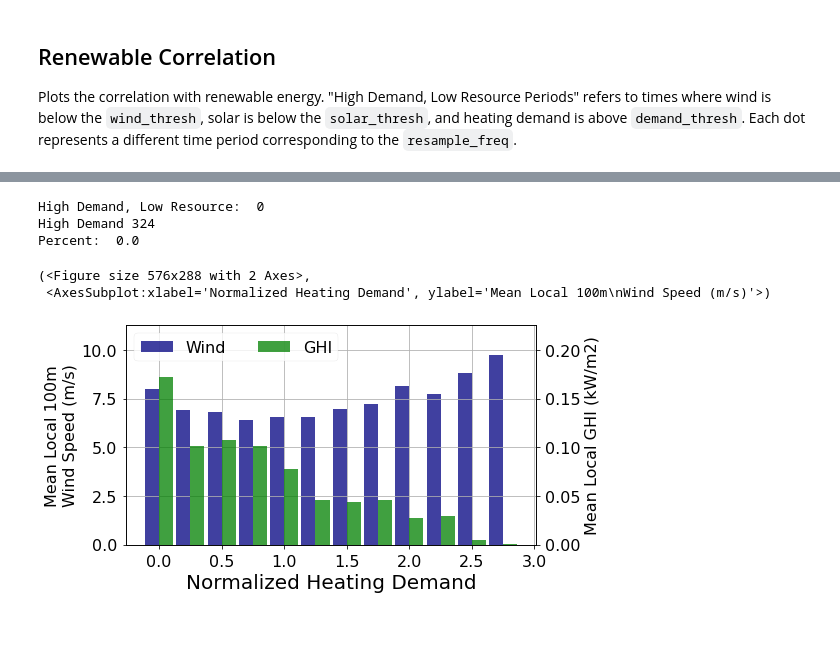
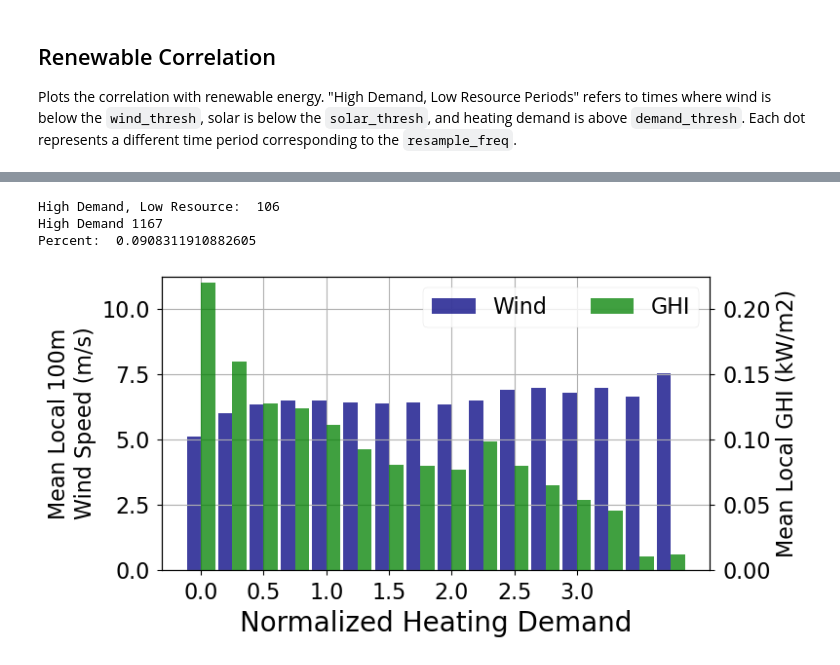
Before and after one commit to boyuan276/smart-heat, a Jupyter notebook: notebooks/plot_demand_profiles_copy.ipynb, the cells around one changed output, grey strips where cells are left out. Drawn from its saved outputs; the diff is of its cells as text; code cells hidden in the pictures; blank space fills up the shorter version.

Commit message:
try CA data and plots

```diff
--- a/notebooks/plot_demand_profiles_copy.ipynb
+++ b/notebooks/plot_demand_profiles_copy.ipynb
@@ -138,10 +488,51 @@ Percent:  0.0
+# %%
+def plot_renewable_time(grouped_loc_df, low_resource_high_demand, color_list=None):  #TODO
+
+    if color_list is None:
+        color_list = ['navy', 'orange', 'purple', 'green']
+    df_mean = grouped_loc_df.groupby('heat_bins').mean()
+    with matplotlib.style.context('seaborn-paper'):
+        f, ax1 = plt.subplots(1, 1, figsize=(8, 4),
+                              # subplot_kw={"projection": "3d"}
+                              )
+        N = df_mean.shape[0]
+        width=.45
+        ind = np.arange(N)
+        ax1.bar(ind-width/2, df_mean['100m_Wind_Speed_(m/s)'], width,
+                color='navy', alpha=.75,
+                label='Wind',
+                linewidth=3)
+        ax1.bar(ind, 0, 0, label='GHI',
+                color='green', alpha=.75,
+                )
+        ax1_2 = ax1.twinx()
+        ax1_2.bar(ind+width/2, df_mean['GHI_(kW/m2)'], width,
+                  color='green', alpha=.75,
+                  linewidth=3)
+
+        ax1.set_ylabel('Mean Local 100m\nWind Speed (m/s)', fontsize=16)
+        ax1_2.set_ylabel('Mean Local GHI (kW/m2)', fontsize=16)
+
+        ax1.tick_params(labelsize=16)
+        ax1_2.tick_params(labelsize=16)
+        ax1.set_xlabel('Normalized Heating Demand', fontsize=20)
+        ax1.set_xticks(range(0, 14, 2))
+        ax1.set_xticklabels(labels=[0 + .5 * i for i in range(7)])
+        ax1_2.set_yticks([0, .05, .10, .15, .20])
+        ax1.set_yticks([0., 2.5, 5.0, 7.5, 10.0])
+        ax1.set_ylim(0, 11.25)
+        ax1_2.set_ylim(0, .225)
+        ax1.legend(ncol=2, fontsize=16)
+        ax1.grid(True)
+    plt.tight_layout()
+
+    return f, ax1
 # %%
-f, axs = plot.plot_renewable_time(*analyze.renewable_correlation(ecobee_dict['grouped_df_loc'], resample_freq='15T',
+fig, axs = plot_renewable_time(*analyze.renewable_correlation(ecobee_dict['grouped_df_loc'], resample_freq='15T',
                                         wind_thresh=3.5, solar_thresh=.05, demand_thresh=2))
+fig.savefig('../plots/wind_and_solar.pdf', dpi=300)
 # %% [output]
-High Demand, Low Resource:  0
-High Demand 324
-Percent:  0.0
+High Demand, Low Resource:  106
+High Demand 1167
+Percent:  0.0908311910882605
-(<Figure size 576x288 with 2 Axes>,
- <AxesSubplot:xlabel='Normalized Heating Demand', ylabel='Mean Local 100m\nWind Speed (m/s)'>)
-[figure, old version]
+[figure, new version]
```
Also changed, not shown: parts of 27 cells of this notebook, 1 other file.
